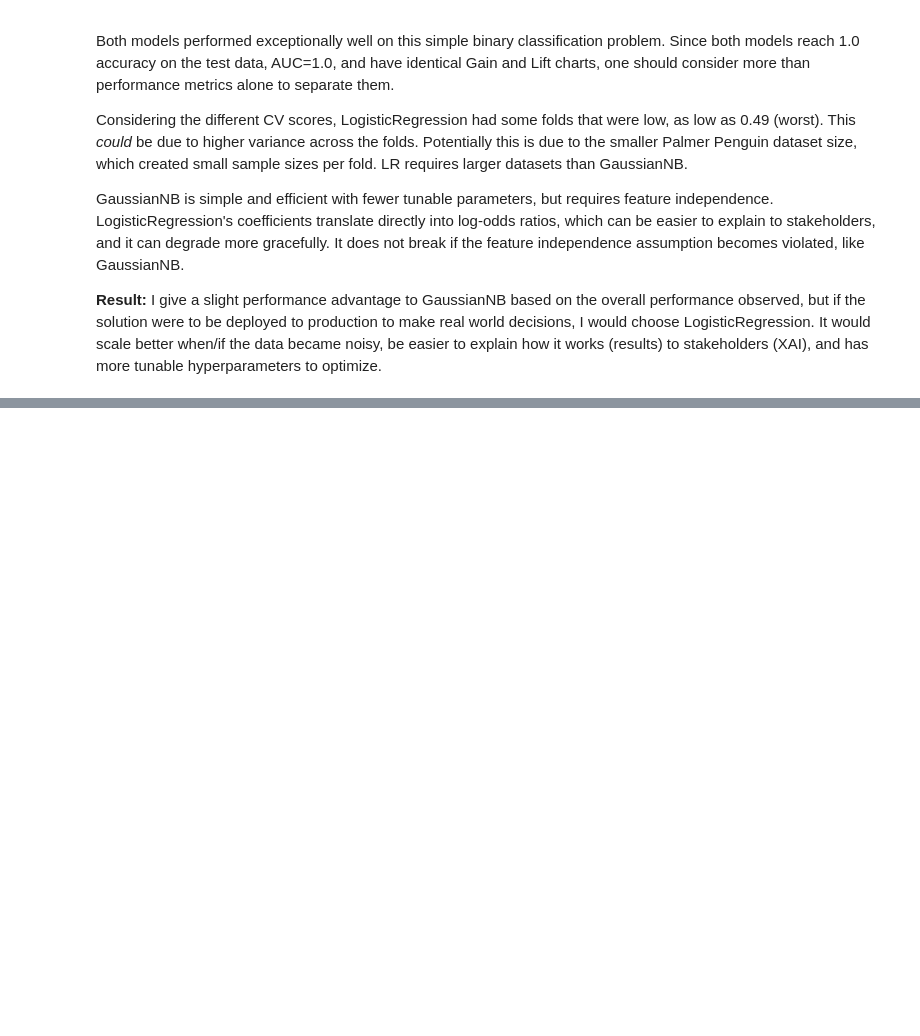
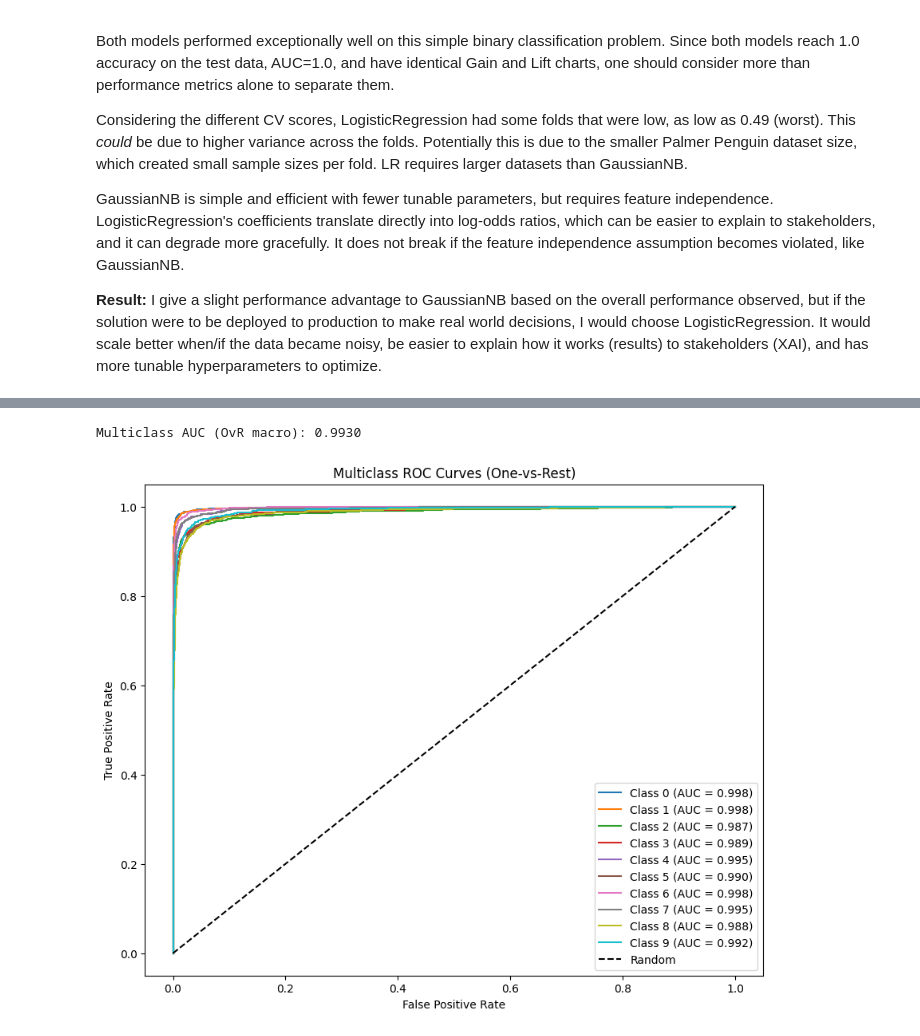
Before and after one commit to bmf87/ml-ds-projects, a Jupyter notebook: ds552/week2_assignment2.ipynb, the cells around one changed output, grey strips where cells are left out. Drawn from its saved outputs; the diff is of its cells as text; code cells hidden in the pictures; blank space fills up the shorter version.

```diff
--- a/ds552/week2_assignment2.ipynb
+++ b/ds552/week2_assignment2.ipynb
@@ -570,0 +793,3 @@ GaussianNB is simple and efficient with fewer tunable parameters, but requires f
+# %%
+# unpack best params for full training
+final_lr = LogisticRegression(**rs_lr.best_params_, max_iter=1000).fit(X_train_norm, y_train)
@@ -570,0 +819,8 @@ GaussianNB is simple and efficient with fewer tunable parameters, but requires f
+# %%
+# Get predictions (your existing models)
+lr_y_proba = final_lr.predict_proba(X_test_norm)  # Shape: (n_test, 10)
+y_test_bin = label_binarize(y_test, classes=np.unique(y_train))  # Shape: (n_test, 10)
+generate_roc_curves(lr_y_proba, y_test_bin)
+# %% [output]
+Multiclass AUC (OvR macro): 0.9930
+[figure, added]
```
Also changed, not shown: parts of 26 cells of this notebook.
